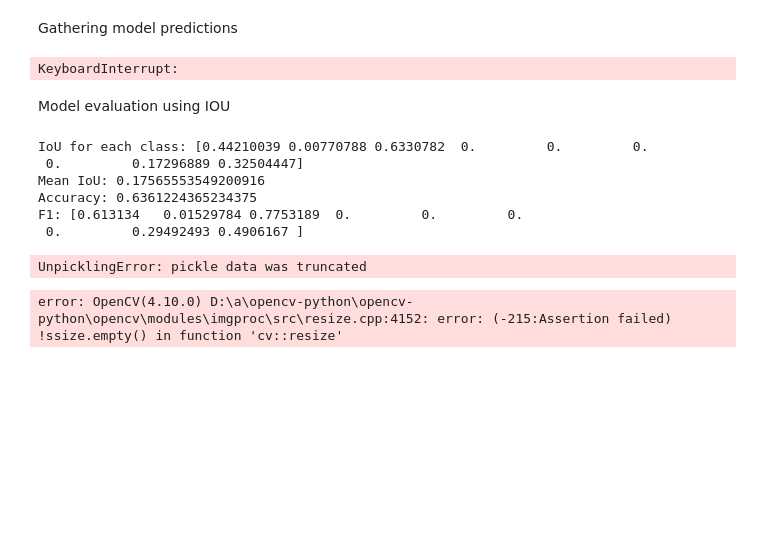
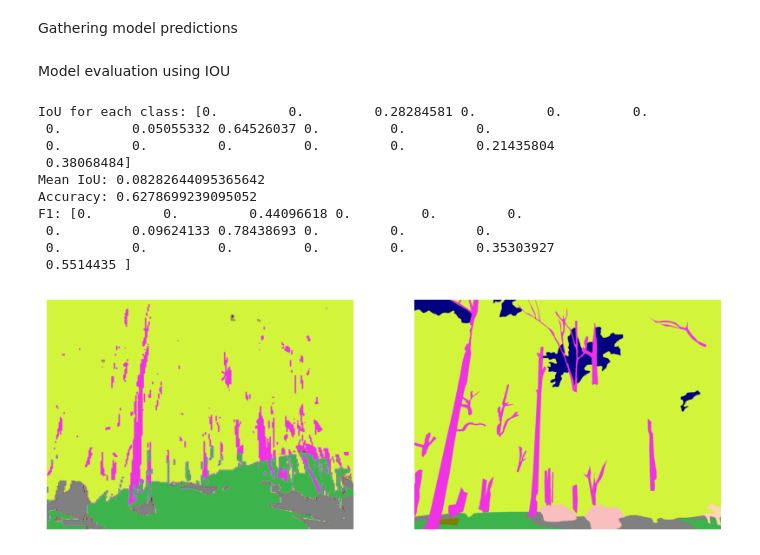
Before and after one commit to AdamChen2003/Semantic-Image-Segmentation-Techniques, a Jupyter notebook: random_forest.ipynb, the cells around one changed output. Drawn from its saved outputs; the diff is of its cells as text; code cells hidden in the pictures; blank space fills up the shorter version.

```diff
--- a/random_forest.ipynb
+++ b/random_forest.ipynb
@@ -132,7 +132,7 @@ def get_input_output_paths(root_dir, sub_dirs, max_samples=None):
         target_paths.extend(sub_target_paths)
     return input_paths, target_paths
 
-input_img_paths, _ = get_input_output_paths('WildScenes2d', ['V-01', 'V-02', 'V-03'], 100)
+input_img_paths, _ = get_input_output_paths('WildScenes2d', ['V-01', 'V-02', 'V-03'], 50)
 
 def resize_image_and_mask(image, mask, target_size):
     image_resized = cv2.resize(image, target_size)
@@ -211,6 +208,6 @@ Fitting the model
 # %%
 from sklearn.ensemble import RandomForestClassifier
 
-rf = RandomForestClassifier(max_depth=10, max_leaf_nodes=50, n_estimators=50, random_state=42, verbose=2)
+rf = RandomForestClassifier(max_depth=10, max_leaf_nodes=50, n_estimators=10, random_state=42, verbose=2)
 rf.fit(X_train, y_train)
 # %% [output]
@@ -253,7 +228,5 @@ joblib.dump(rf, 'models/random_forest_model.joblib')
 # %%
 y_pred = rf.predict(X_test)
-# %% [output]
-KeyboardInterrupt:
 # %% [markdown]
 Model evaluation using IOU
 # %%
@@ -261,30 +234,22 @@ from sklearn.metrics import jaccard_score, accuracy_score, f1_score
 
 y_pred_whole = np.concatenate(y_pred)
 y_test_whole = np.concatenate(y_test)
-iou = jaccard_score(y_test_whole, y_pred_whole, average=None)
+iou = jaccard_score(y_test_whole, y_pred_whole, labels=[x for x in range(19)], average=None)
 print(f'IoU for each class: {iou}')
 print(f'Mean IoU: {np.mean(iou)}')
 print(f'Accuracy: {accuracy_score(y_test_whole, y_pred_whole)}')
-print(f'F1: {f1_score(y_test_whole, y_pred_whole, average=None)}')
+print(f'F1: {f1_score(y_test_whole, y_pred_whole, labels=[x for x in range(19)], average=None)}')
 # %% [output]
-IoU for each class: [0.44210039 0.00770788 0.6330782  0.         0.         0.
- 0.         0.17296889 0.32504447]
-Mean IoU: 0.17565553549200916
-Accuracy: 0.6361224365234375
-F1: [0.613134   0.01529784 0.7753189  0.         0.         0.
- 0.         0.29492493 0.4906167 ]
+IoU for each class: [0.         0.         0.28284581 0.         0.         0.
+ 0.         0.05055332 0.64526037 0.         0.         0.
+ 0.         0.         0.         0.         0.         0.21435804
+ 0.38068484]
+Mean IoU: 0.08282644095365642
+Accuracy: 0.6278699239095052
+F1: [0.         0.         0.44096618 0.         0.         0.
+ 0.         0.09624133 0.78438693 0.         0.         0.
+ 0.         0.         0.         0.         0.         0.35303927
+ 0.5514435 ]
-# %%
-img1 = cv2.imread('WildScenes2d/V-01/image/1623377790-818434554.png')
-img1 = cv2.resize(src=img1, dsize=(256, 256))
-features = extract_combined_features(img1)
-y_pred1 = rf.predict([features])
-
-# img2 = cv2.imread('WildScenes2d/V-01/image/1623379830-781623853.png')
-# img2 = cv2.resize(src=img2, dsize=(256, 256))
-# features = extract_combined_features(img2)
-# y_pred2 = rf.predict([features])
-# %% [output]
-UnpicklingError: pickle data was truncated
 # %%
 colours = [[0, 0, 0],
            [75, 25, 230],
@@ -305,37 +270,27 @@ colours = [[0, 0, 0],
            [190, 190, 250],
            [128, 0, 0],
            [128, 128, 128]]
-
-
-y_pred1 = y_pred1.reshape(256,256)
-y_pred2 = y_pred2.reshape(256,256)
-
-result1 = np.array([[colours[num] for num in row] for row in y_pred1])
-actual1 = cv2.imread('WildScenes2d/V-01/label/1623377790-818434554.png')
-actual1 =  cv2.resize(actual1, target_size)
-
-import matplotlib.pyplot as plt
-
-plt.figure(figsize=(10, 10))
-plt.subplot(1, 2, 1)
-plt.axis('off')
-plt.imshow(cv2.cvtColor(result1.astype(np.uint8), cv2.COLOR_BGR2RGB))
-plt.subplot(1, 2, 2)
-plt.axis('off')
-plt.imshow(cv2.cvtColor(actual1, cv2.COLOR_BGR2RGB))
-plt.show()
-# %% [output]
-error: OpenCV(4.10.0) D:\a\opencv-python\opencv-python\opencv\modules\imgproc\src\resize.cpp:4152: error: (-215:Assertion failed) !ssize.empty() in function 'cv::resize'
 # %%
-result2 = np.array([[colours[num] for num in row] for row in y_pred2])
-actual2 = np.asarray(cv2.imread('V-01/label/1623379830-781623853.png'))
-actual2 =  cv2.resize(actual2, target_size)
+path = "1623377790-818434554"
+img1 = cv2.imread(f'WildScenes2d/V-01/image/{path}.png')
+img1 = cv2.resize(src=img1, dsize=(256, 256))
+features = extract_combined_features(img1)
+y_pred1 = rf.predict([features])
+y_pred1 = y_pred1.reshape(256,256)
+y_pred1 = cv2.resize(y_pred1, (2016, 1512))
+result1 = np.array([[colours[num] for num in row] for row in y_pred1])
+actual1 = cv2.imread(f'WildScenes2d/V-01/label/{path}.png')
+
+
+import matplotlib.pyplot as plt
 
 plt.figure(figsize=(10, 10))
 plt.subplot(1, 2, 1)
 plt.axis('off')
-plt.imshow(cv2.cvtColor(result2.astype(np.uint8), cv2.COLOR_BGR2RGB))
+plt.imshow(cv2.cvtColor(result1.astype(np.uint8), cv2.COLOR_BGR2RGB))
 plt.subplot(1, 2, 2)
 plt.axis('off')
-plt.imshow(cv2.cvtColor(actual2, cv2.COLOR_BGR2RGB))
+plt.imshow(cv2.cvtColor(actual1, cv2.COLOR_BGR2RGB))
 plt.show()
+# %% [output]
+[figure, added]
```
Also changed, not shown: parts of 4 cells of this notebook.
